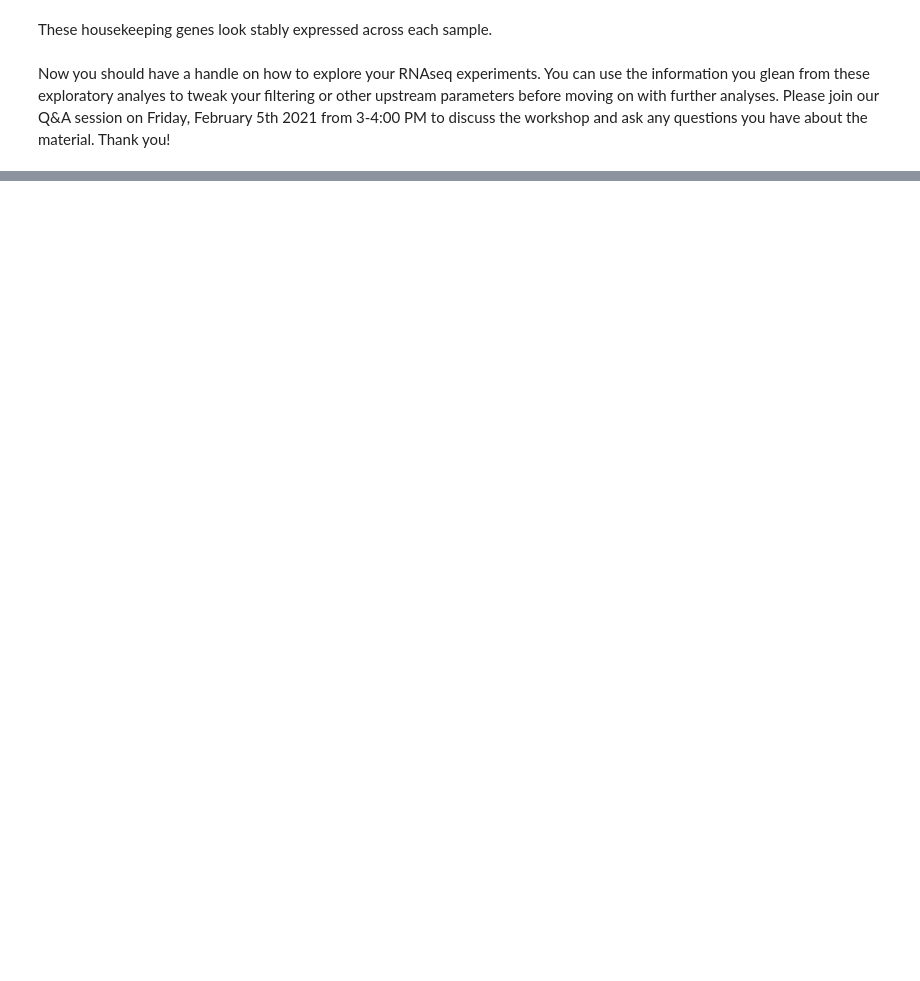
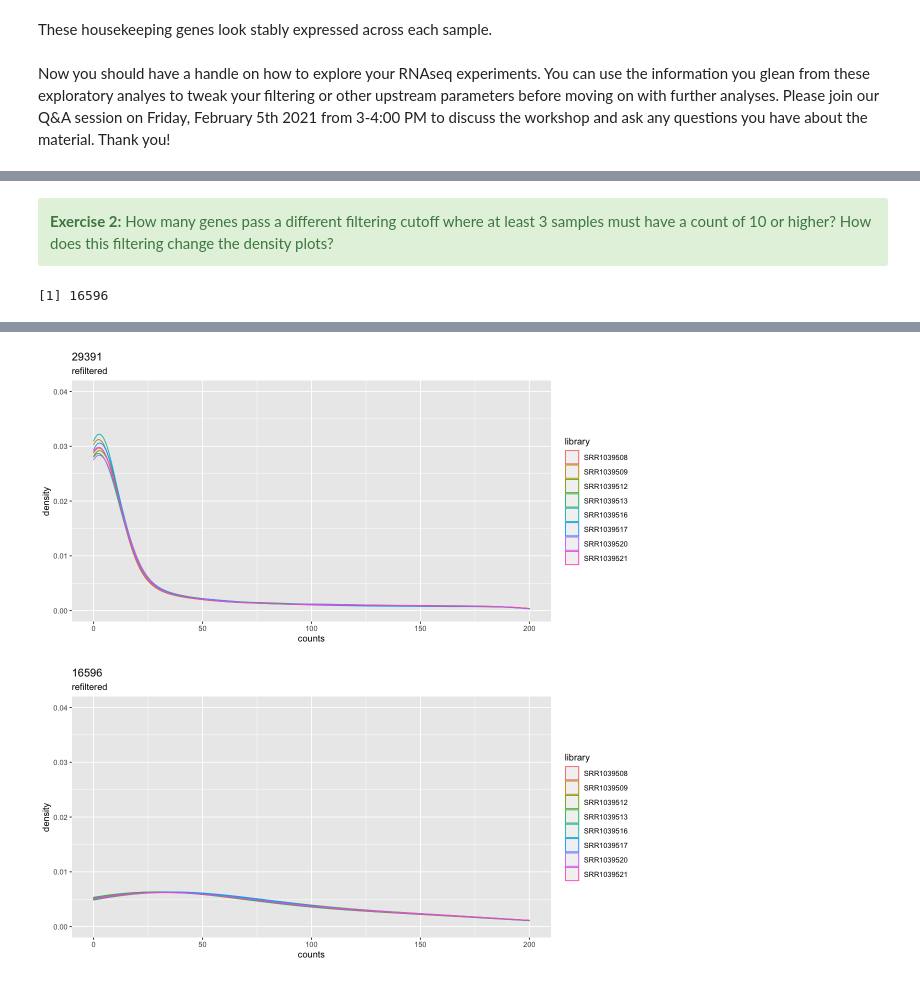
Before and after one commit to compbiocore/rnaseq_workshop_2021, a Jupyter notebook: deseq_1.ipynb, the cells around one changed output, grey strips where cells are left out. Drawn from its saved outputs; the diff is of its cells as text; code cells hidden in the pictures; blank space fills up the shorter version.

```diff
--- a/deseq_1.ipynb
+++ b/deseq_1.ipynb
@@ -668,0 +934,27 @@ Thank you!
+# %% [markdown]
+<div class="alert alert-block alert-success"><b>Exercise 2:</b> How many genes pass a different filtering cutoff where at least 3 samples must have a count of 10 or higher? How does this filtering change the density plots? </div>
+# %%
+keep <- rowSums(counts(dds) >= 10) >= 3
+dds_10 <- dds[keep,]
+nrow(dds_10)
+
+counts_melted_10 <- gather(as.data.frame(counts(dds_10)),
+                                 key = 'library',
+                                 value = 'counts',
+                                 SRR1039508:SRR1039521)
+
+options(repr.plot.height=5, repr.plot.width=10)
+
+ggplot(counts_melted_filtered, aes(x = counts)) +
+geom_density(aes(group = library, color = library), adjust = 5) +
+xlim(0, 200) +
+ylim(0, .04) +
+ggtitle(paste0(nrow(dds)), 'refiltered')
+
+ggplot(counts_melted_10, aes(x = counts)) +
+geom_density(aes(group = library, color = library), adjust = 5) +
+xlim(0, 200) +
+ylim(0, .04) +
+ggtitle(paste0(nrow(dds_10)), 'refiltered')
+# %% [output]
+[1] 16596
@@ -668,0 +965,2 @@ Thank you!
+[figure, added]
+[figure, added]
```
Also changed, not shown: parts of 67 cells of this notebook.
